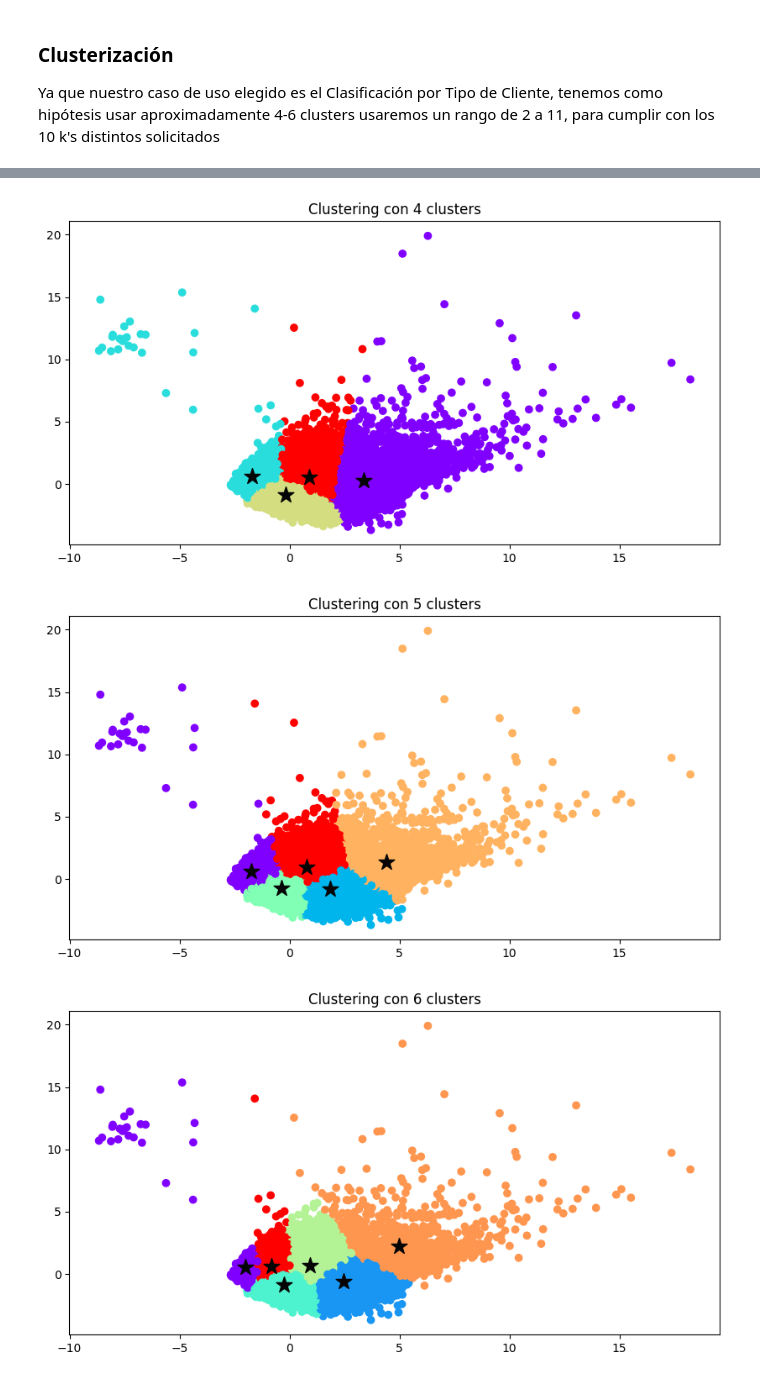
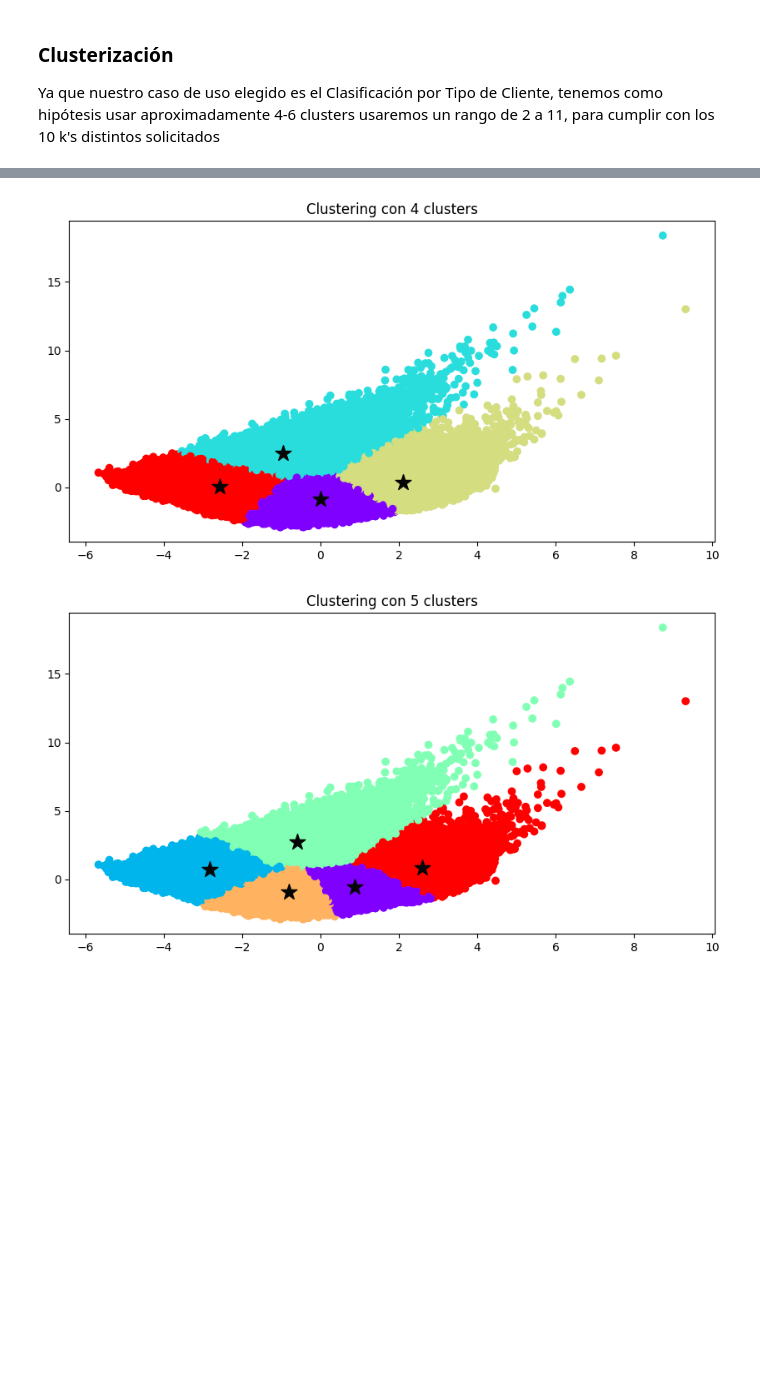
Before and after one commit to The-Shield-Team/mineria_team_barras, a Jupyter notebook: index.ipynb, the cells around one changed output, grey strips where cells are left out. Drawn from its saved outputs; the diff is of its cells as text; code cells hidden in the pictures; blank space fills up the shorter version.

```diff
--- a/index.ipynb
+++ b/index.ipynb
@@ -655,0 +587,9 @@ plt.show()
+# %%
+# Convertir la columna 'Date' a datetime
+df['Date'] = pd.to_datetime(df['Date'])
+
+# Extraer solo el mes y reemplazar la columna 'Date' con el mes
+df['Date'] = df['Date'].dt.month
+
+# Imprimir el DataFrame resultante
+print(df)
@@ -655,0 +695,17 @@ plt.show()
+# %%
+categorical_columns = ['Location','WindGustDir','WindDir9am','WindDir3pm','RainToday','RainTomorrow']
+
+# Inicializar el OneHotEncoder
+encoder = OneHotEncoder(sparse=False, handle_unknown='ignore')
+
+# Aplicar el encoder y transformar las columnas categóricas
+encoded_columns = encoder.fit_transform(df[categorical_columns])
+
+# Crear un DataFrame con las columnas codificadas
+encoded_df = pd.DataFrame(encoded_columns, columns=encoder.get_feature_names_out(categorical_columns))
+
+# Concatenar las columnas codificadas con el DataFrame original (excluyendo las columnas originales)
+df = pd.concat([df.drop(columns=categorical_columns), encoded_df], axis=1)
+
+# Verificar la transformación
+print(df.head())
@@ -655,0 +752,2 @@ plt.show()
+# %%
+df = df.drop(columns=['RainTomorrow_No'])
@@ -655,0 +769,8 @@ plt.show()
+# %%
+print(f"Cantidad de registros antes de eliminar nulos: {len(df)}")
+
+# Eliminar registros con al menos un campo nulo
+df.dropna(inplace=True)
+
+# Mostrar la cantidad de registros después de eliminar los nulos
+print(f"Cantidad de registros después de eliminar nulos: {len(df)}")
@@ -1497,10 +1811,10 @@ from sklearn.cluster import MiniBatchKMeans
 from sklearn.metrics import silhouette_score
 
 # Rango de clusters a probar
-k_range = np.arange(2, 12)
+k_range = np.arange(2, 6)
 
-# crear un df_clustering usando el df con las columnas 'Renta', 'Edad', 'Antiguedad', 'Subsegmento', 'CUPO_L1', 'TC','CUPO_MX'
-df_clustering_complete = df[['Renta', 'Edad', 'Antiguedad', 'Subsegmento', 'CUPO_L1', 'TC','CUPO_MX']]
+# crear un df_clustering usando el df con las columnas
+df_clustering_complete = df[['RainToday_Yes','Humidity3pm','Cloud3pm','Sunshine','Temp3pm','Rainfall','Pressure3pm',"Location_Sabana","Location_arido_calido","Location_mediterraneo","Location_semiarido_calido","Location_tropical_humedo", 'Date']]
 
 # Normalizar el df_clustering
 from sklearn.preprocessing import StandardScaler
@@ -1525,7 +1839,7 @@ for k in k_range:
     mbk.fit(df_clustering)
     inertia.append(mbk.inertia_)
     silhouette.append(silhouette_score(df_clustering, mbk.labels_))
-    # grafiar la clusterizacion con el valor de k y el valor de rand separando los clusters por colores y mostrando el centroide de cada cluster, separando las clusters por colores y con lineas
+    # graficar la clusterizacion con el valor de k y el valor de rand separando los clusters por colores y mostrando el centroide de cada cluster, separando las clusters por colores y con lineas
     plt.figure(figsize=(10, 5))
     plt.scatter(df_clustering[:, 0], df_clustering[:, 1], c=mbk.labels_, cmap='rainbow')
     plt.scatter(mbk.cluster_centers_[:, 0], mbk.cluster_centers_[:, 1], marker='*', s=200, c='#050505')
@@ -1537,3 +1851,2 @@ for k in k_range:
-[figure, old version]
+[figure, new version]
-[figure, old version]
+[figure, new version]
-[figure, removed]
```
Also changed, not shown: parts of 246 cells of this notebook, 1 other file.
